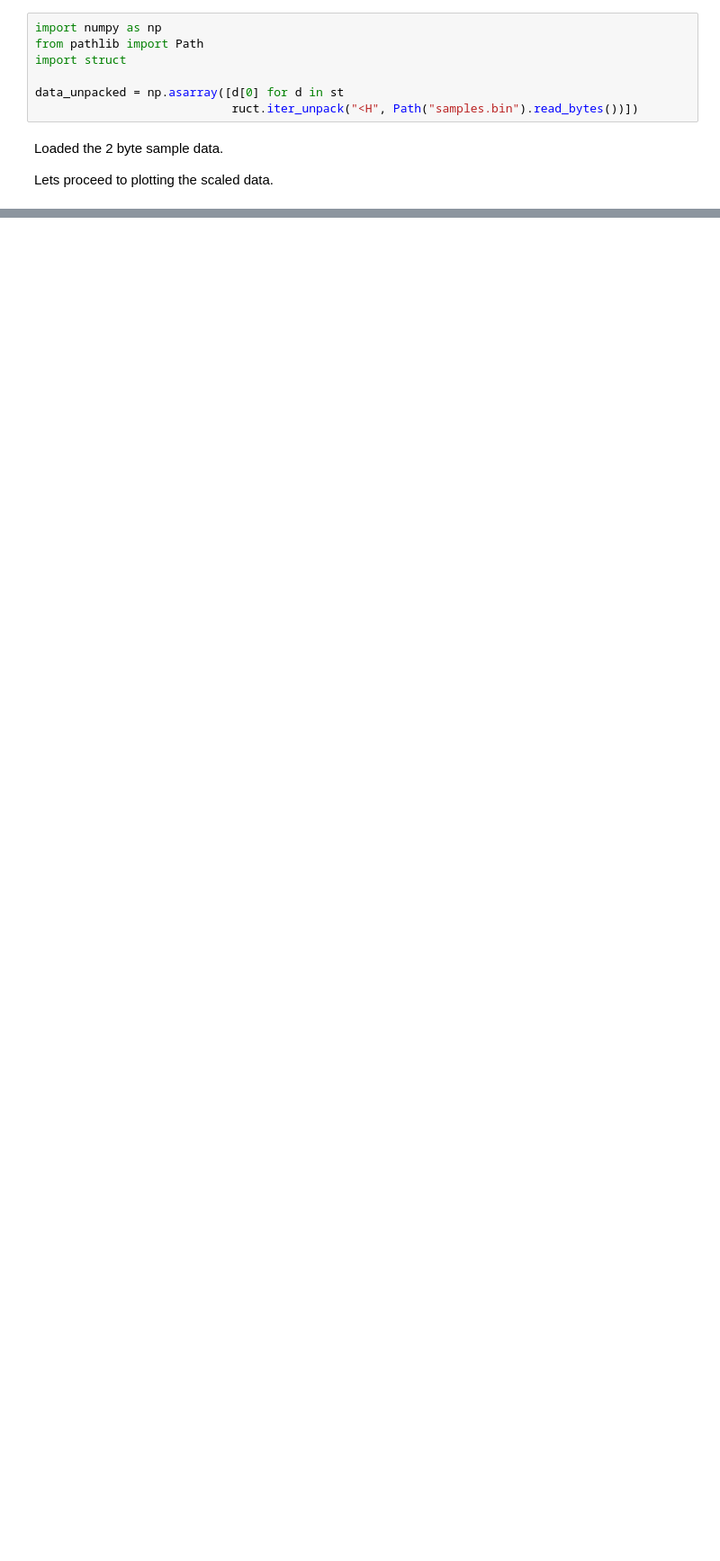
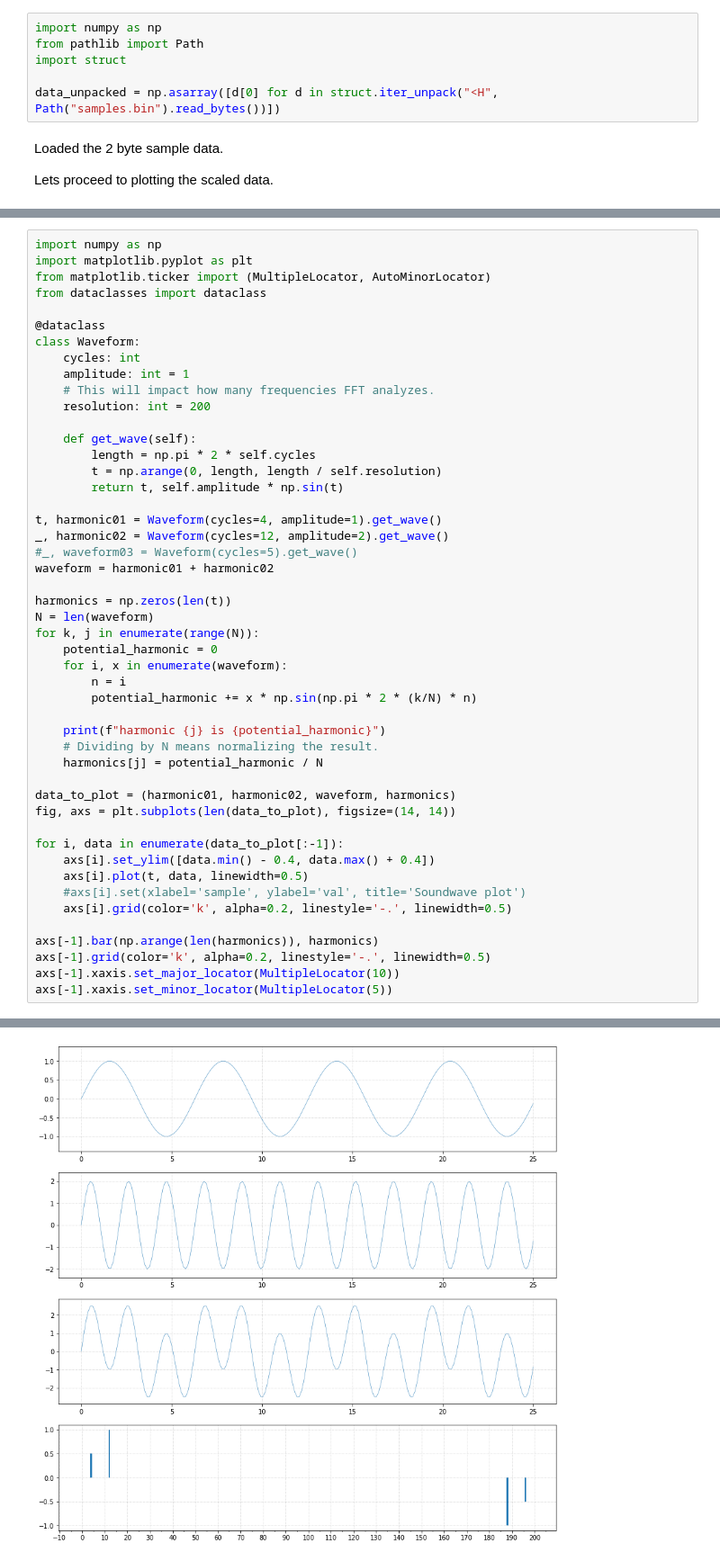
Before and after one commit to MrOneTwo/jupyter_experiments, a Jupyter notebook: fft.ipynb, the cells around one changed output, grey strips where cells are left out. Shown at 90% size. Cells and saved outputs as stored; diff of their text form; blank space fills up the shorter version.

```diff
--- a/fft.ipynb
+++ b/fft.ipynb
@@ -3,8 +3,7 @@ import numpy as np
 from pathlib import Path
 import struct
 
-data_unpacked = np.asarray([d[0] for d in st
-                            ruct.iter_unpack("<H", Path("samples.bin").read_bytes())])
+data_unpacked = np.asarray([d[0] for d in struct.iter_unpack("<H", Path("samples.bin").read_bytes())])
 # %% [markdown]
 Loaded the 2 byte sample data.
 
@@ -35,0 +37,49 @@ for i, data in enumerate((data_to_plot, )):
+# %%
+import numpy as np
+import matplotlib.pyplot as plt
+from matplotlib.ticker import (MultipleLocator, AutoMinorLocator)
+from dataclasses import dataclass
+
+@dataclass
+class Waveform:
+    cycles: int
+    amplitude: int = 1
+    # This will impact how many frequencies FFT analyzes.
+    resolution: int = 200
+
+    def get_wave(self):
+        length = np.pi * 2 * self.cycles
+        t = np.arange(0, length, length / self.resolution)
+        return t, self.amplitude * np.sin(t)
+
+t, harmonic01 = Waveform(cycles=4, amplitude=1).get_wave()
+_, harmonic02 = Waveform(cycles=12, amplitude=2).get_wave()
+#_, waveform03 = Waveform(cycles=5).get_wave()
+waveform = harmonic01 + harmonic02
+
+harmonics = np.zeros(len(t))
+N = len(waveform)
+for k, j in enumerate(range(N)):
+    potential_harmonic = 0
+    for i, x in enumerate(waveform):
+        n = i
+        potential_harmonic += x * np.sin(np.pi * 2 * (k/N) * n)
+
+    print(f"harmonic {j} is {potential_harmonic}")
+    # Dividing by N means normalizing the result.
+    harmonics[j] = potential_harmonic / N
+
+data_to_plot = (harmonic01, harmonic02, waveform, harmonics)
+fig, axs = plt.subplots(len(data_to_plot), figsize=(14, 14))
+
+for i, data in enumerate(data_to_plot[:-1]):
+    axs[i].set_ylim([data.min() - 0.4, data.max() + 0.4])
+    axs[i].plot(t, data, linewidth=0.5)
+    #axs[i].set(xlabel='sample', ylabel='val', title='Soundwave plot')
+    axs[i].grid(color='k', alpha=0.2, linestyle='-.', linewidth=0.5)
+
+axs[-1].bar(np.arange(len(harmonics)), harmonics)
+axs[-1].grid(color='k', alpha=0.2, linestyle='-.', linewidth=0.5)
+axs[-1].xaxis.set_major_locator(MultipleLocator(10))
+axs[-1].xaxis.set_minor_locator(MultipleLocator(5))
+# %% [output]
@@ -35,0 +103 @@ for i, data in enumerate((data_to_plot, )):
+[figure, added]
```
Also changed, not shown: parts of 2 cells of this notebook.
